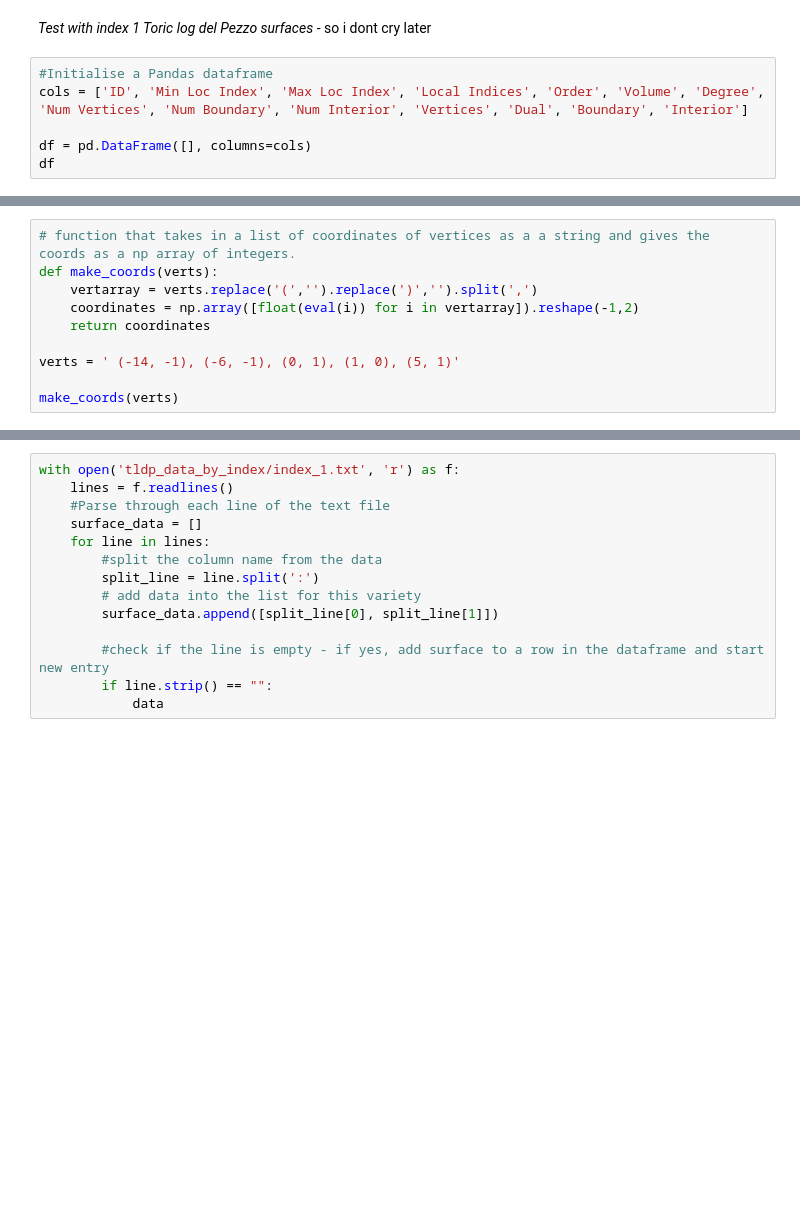
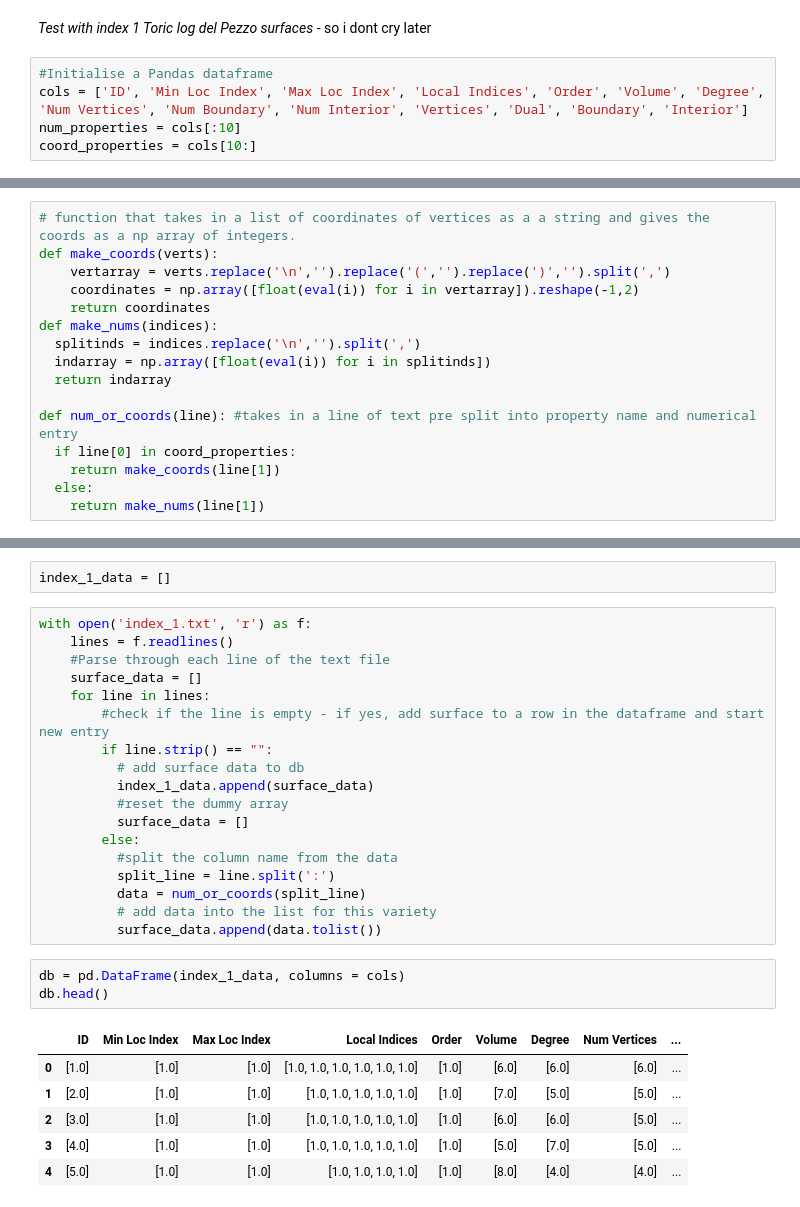
Before and after one commit to ineschunghalpern/lsgnt-computers, a Jupyter notebook: Comp_project/data_crunch.ipynb, the cells around one changed output, grey strips where cells are left out. Drawn from its saved outputs; the diff is of its cells as text; blank space fills up the shorter version.

```diff
--- a/Comp_project/data_crunch.ipynb
+++ b/Comp_project/data_crunch.ipynb
@@ -11,6 +18,5 @@ from tqdm import tqdm
 # %%
 #Initialise a Pandas dataframe
 cols = ['ID', 'Min Loc Index', 'Max Loc Index', 'Local Indices', 'Order', 'Volume', 'Degree', 'Num Vertices', 'Num Boundary', 'Num Interior', 'Vertices', 'Dual', 'Boundary', 'Interior']
-
-df = pd.DataFrame([], columns=cols)
-df
+num_properties = cols[:10]
+coord_properties = cols[10:]
@@ -19,10 +23,16 @@ df
 # %%
 # function that takes in a list of coordinates of vertices as a a string and gives the  coords as a np array of integers.
 def make_coords(verts):
-    vertarray = verts.replace('(','').replace(')','').split(',')
+    vertarray = verts.replace('\n','').replace('(','').replace(')','').split(',')
     coordinates = np.array([float(eval(i)) for i in vertarray]).reshape(-1,2)
     return coordinates
+def make_nums(indices):
+  splitinds = indices.replace('\n','').split(',')
+  indarray = np.array([float(eval(i)) for i in splitinds])
+  return indarray
 
-verts = ' (-14, -1), (-6, -1), (0, 1), (1, 0), (5, 1)'
-
-make_coords(verts)
+def num_or_coords(line): #takes in a line of text pre split into property name and numerical entry
+  if line[0] in coord_properties:
+    return make_coords(line[1])
+  else:
+    return make_nums(line[1])
@@ -40,14 +66,30 @@ string.split(':')
+# %%
+index_1_data = []
 # %%
-with open('tldp_data_by_index/index_1.txt', 'r') as f:
+with open('index_1.txt', 'r') as f:
     lines = f.readlines()
     #Parse through each line of the text file
     surface_data = []
     for line in lines:
-        #split the column name from the data
-        split_line = line.split(':')
-        # add data into the list for this variety
-        surface_data.append([split_line[0], split_line[1]])
-
         #check if the line is empty - if yes, add surface to a row in the dataframe and start new entry
         if line.strip() == "":
-            data
+          # add surface data to db
+          index_1_data.append(surface_data)
+          #reset the dummy array
+          surface_data = []
+        else:
+          #split the column name from the data
+          split_line = line.split(':')
+          data = num_or_coords(split_line)
+          # add data into the list for this variety
+          surface_data.append(data.tolist())
+# %%
+db = pd.DataFrame(index_1_data, columns = cols)
+db.head()
+# %% [output]
+|  | ID | Min Loc Index | Max Loc Index | Local Indices | Order | Volume | Degree | Num Vertices | ... |
+| 0 | [1.0] | [1.0] | [1.0] | [1.0, 1.0, 1.0, 1.0, 1.0, 1.0] | [1.0] | [6.0] | [6.0] | [6.0] | ... |
+| 1 | [2.0] | [1.0] | [1.0] | [1.0, 1.0, 1.0, 1.0, 1.0] | [1.0] | [7.0] | [5.0] | [5.0] | ... |
+| 2 | [3.0] | [1.0] | [1.0] | [1.0, 1.0, 1.0, 1.0, 1.0] | [1.0] | [6.0] | [6.0] | [5.0] | ... |
+| 3 | [4.0] | [1.0] | [1.0] | [1.0, 1.0, 1.0, 1.0, 1.0] | [1.0] | [5.0] | [7.0] | [5.0] | ... |
+| 4 | [5.0] | [1.0] | [1.0] | [1.0, 1.0, 1.0, 1.0] | [1.0] | [8.0] | [4.0] | [4.0] | ... |
```
Also changed, not shown: parts of 11 cells of this notebook.
